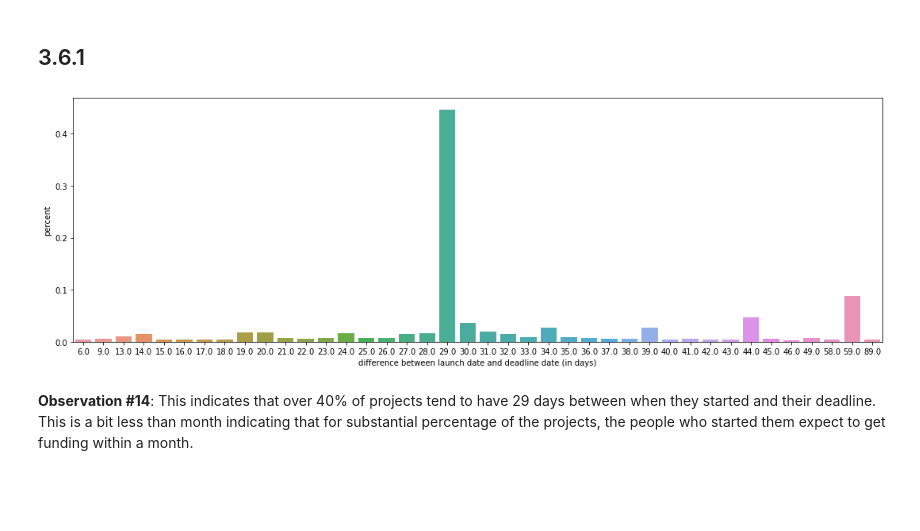
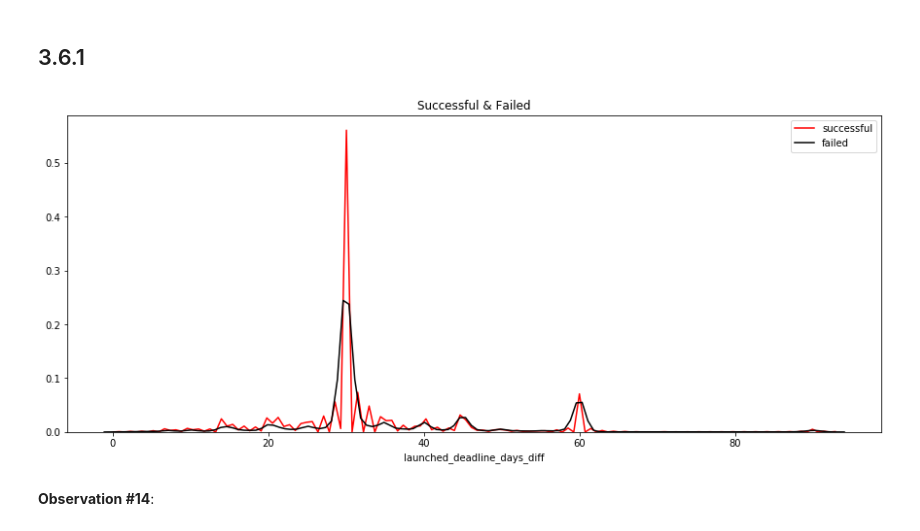
Before and after one commit to danielad-k/SPRB, a Jupyter notebook: Capstone 1/1.1_data_wrangling_and_storytelling.ipynb, the cells around one changed output. Cells and saved outputs as stored; diff of their text form; code cells hidden in the pictures; blank space fills up the shorter version.

```diff
--- a/Capstone 1/1.1_data_wrangling_and_storytelling.ipynb
+++ b/Capstone 1/1.1_data_wrangling_and_storytelling.ipynb
@@ -367,12 +367,12 @@ data_kick = kick_data[['launched_deadline_days_diff','usd_goal_real']].groupby(
 # %% [markdown]
 ## 3.6.1
-# %%
-plt.figure(figsize = (15,5))
-
-ax = sns.barplot(x = 'launched_deadline_days_diff', y = 'usd_goal_real',data = data_kick)
-ax.set(ylabel= 'percent', xlabel = 'difference between launch date and deadline date (in days)')
-plt.tight_layout()
-# %% [output]
-[figure, removed]
-# %% [markdown]
-__Observation #14__: This indicates that over 40% of projects tend to have 29 days between when they started and their deadline. This is a bit less than month indicating that for substantial percentage of the projects, the people who started them expect to get funding within a month.
+# %%
+fig = plt.figure(figsize=(15,6))
+sns.distplot(kick_data[kick_data.state == 'successful']['launched_deadline_days_diff'],hist = False, color = 'r',label = 'successful')
+sns.distplot(kick_data[kick_data.state == 'failed']['launched_deadline_days_diff'],hist = False, color = 'k', label = 'failed')
+plt.title('Successful & Failed')
+plt.show()
+# %% [output]
+[figure, added]
+# %% [markdown]
+__Observation #14__:
```
Also changed, not shown: parts of 7 cells of this notebook, 1 other file.
